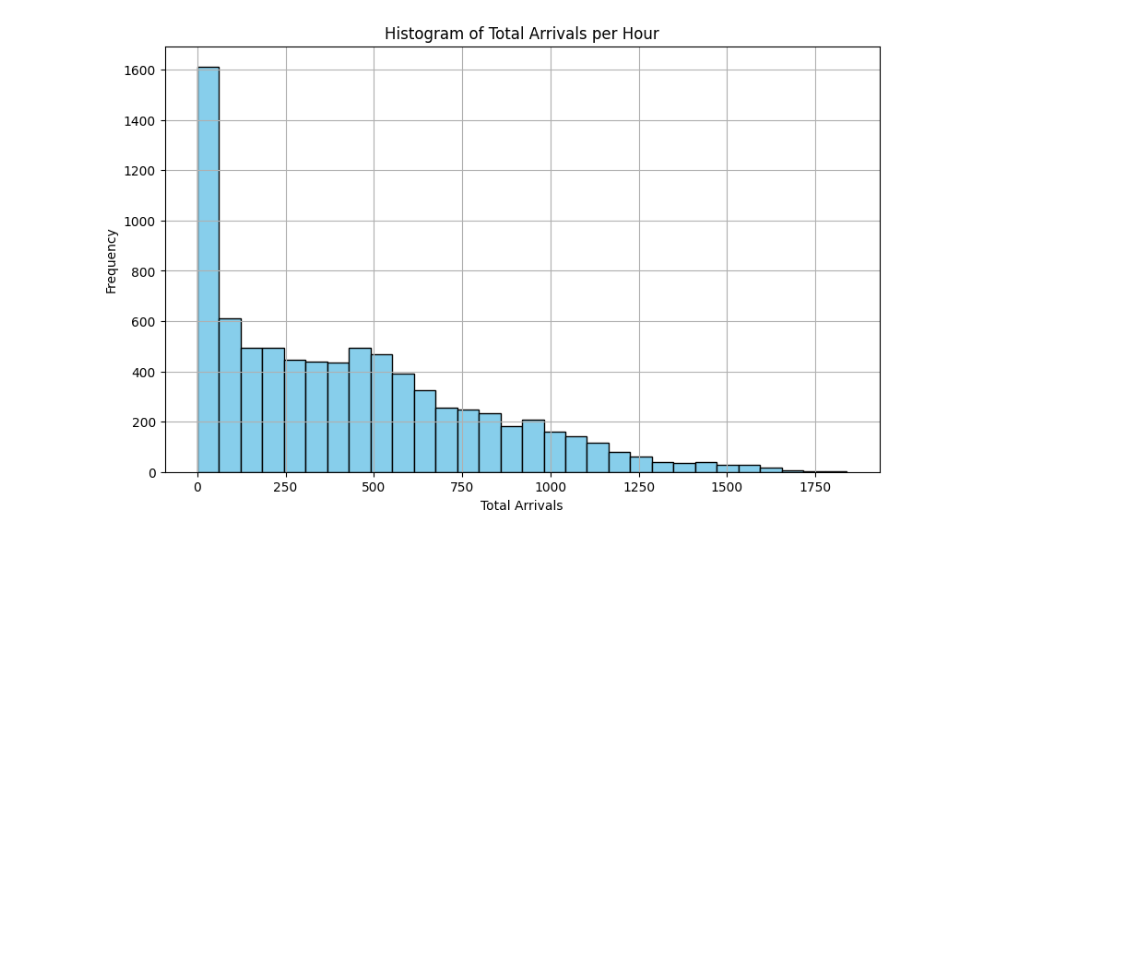
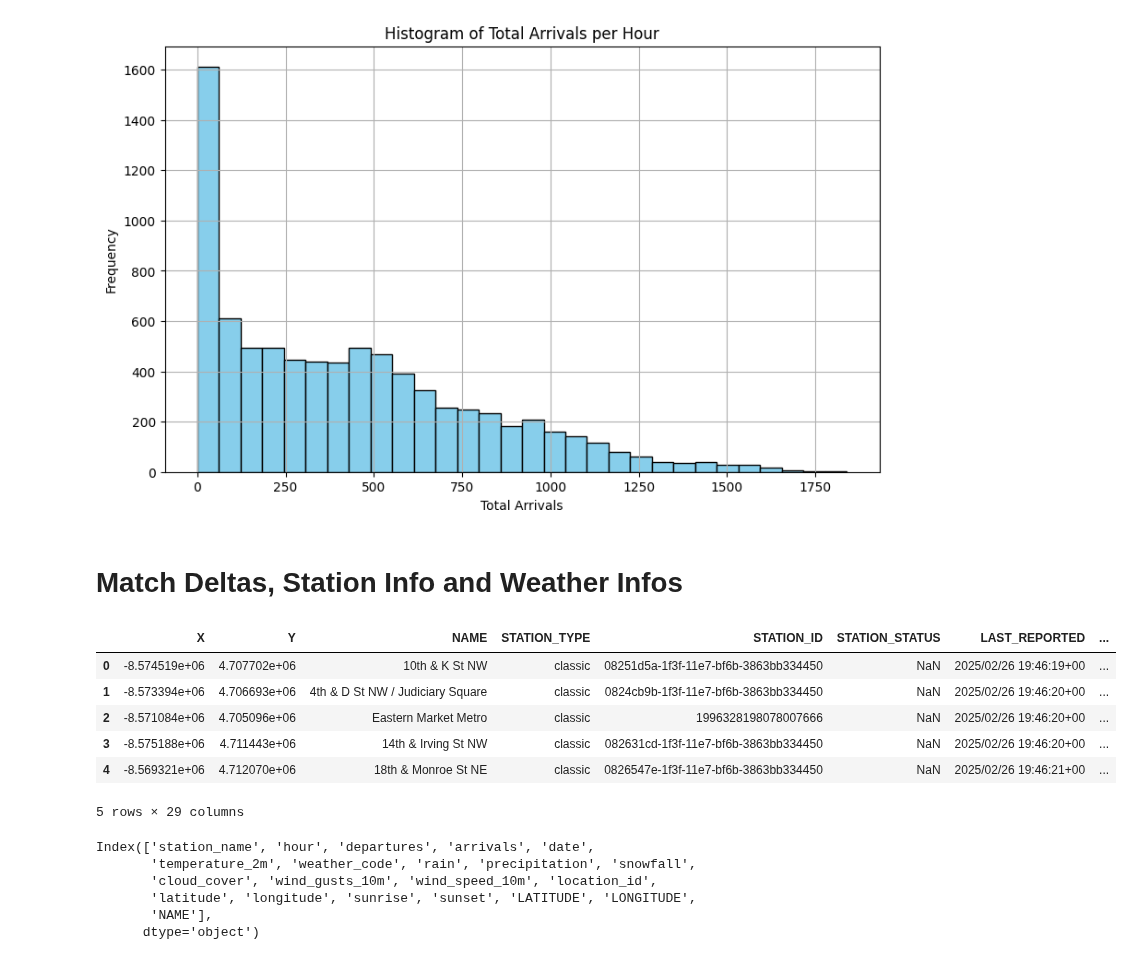
Before and after one commit to linusha/rental-bike-predictions, a Jupyter notebook: create_data_set.ipynb, the cells around one changed output. Saved outputs shown, nothing was run; the diff lists cells and outputs as text; code cells hidden in the pictures; blank space fills up the shorter version.

Commit message:
Merge weather data per station per hour to calculated deltas

```diff
--- a/create_data_set.ipynb
+++ b/create_data_set.ipynb
@@ -215,3 +220,5 @@ plt.show()
 
 [8097 rows x 2 columns]
 [figure]
+# %% [markdown]
+# Match Deltas, Station Info and Weather Infos
@@ -217,0 +229,12 @@ plt.show()
+# %%
+station_data = pd.read_csv("data/raw/Capital_Bikeshare_Locations.csv")
+# %%
+station_data.head()
+# %% [output]
+|  | X | Y | NAME | STATION_TYPE | STATION_ID | STATION_STATUS | LAST_REPORTED | ... |
+| 0 | -8.574519e+06 | 4.707702e+06 | 10th & K St NW | classic | 08251d5a-1f3f-11e7-bf6b-3863bb334450 | NaN | 2025/02/26 19:46:19+00 | ... |
+| 1 | -8.573394e+06 | 4.706693e+06 | 4th & D St NW / Judiciary Square | classic | 0824cb9b-1f3f-11e7-bf6b-3863bb334450 | NaN | 2025/02/26 19:46:20+00 | ... |
+| 2 | -8.571084e+06 | 4.705096e+06 | Eastern Market Metro | classic | 1996328198078007666 | NaN | 2025/02/26 19:46:20+00 | ... |
+| 3 | -8.575188e+06 | 4.711443e+06 | 14th & Irving St NW | classic | 082631cd-1f3f-11e7-bf6b-3863bb334450 | NaN | 2025/02/26 19:46:20+00 | ... |
+| 4 | -8.569321e+06 | 4.712070e+06 | 18th & Monroe St NE | classic | 0826547e-1f3f-11e7-bf6b-3863bb334450 | NaN | 2025/02/26 19:46:21+00 | ... |
+5 rows × 29 columns
@@ -217,0 +254,9 @@ plt.show()
+# %%
+station_weather_data
+# %% [output]
+Index(['station_name', 'hour', 'departures', 'arrivals', 'date',
+       'temperature_2m', 'weather_code', 'rain', 'precipitation', 'snowfall',
+       'cloud_cover', 'wind_gusts_10m', 'wind_speed_10m', 'location_id',
+       'latitude', 'longitude', 'sunrise', 'sunset', 'LATITUDE', 'LONGITUDE',
+       'NAME'],
+      dtype='object')
```
Also changed, not shown: parts of 13 cells of this notebook, 1 other file.
